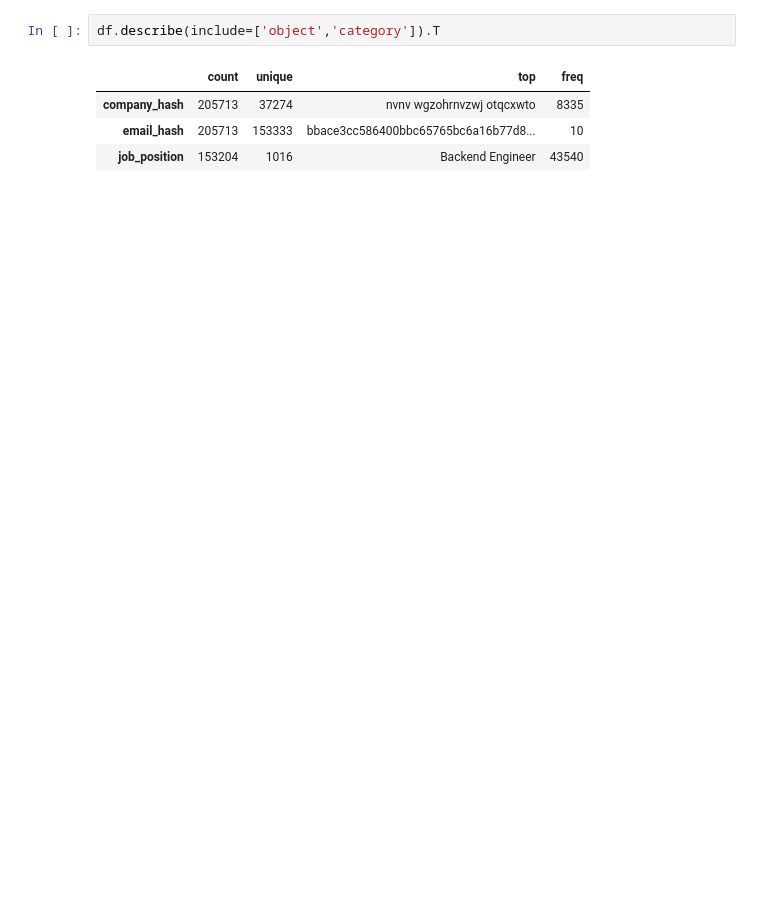
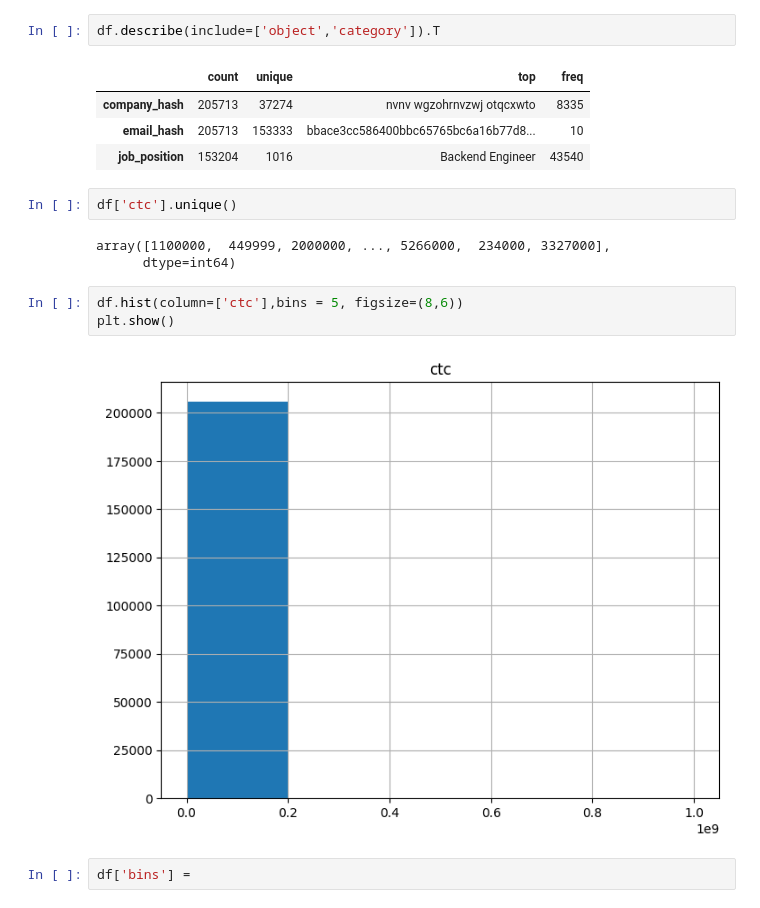
Before and after one commit to Rhy-Shah/Scaler-Clustering-S, a Jupyter notebook: Scaler_Clustering-S.ipynb, the cells around one changed output. Saved outputs shown, nothing was run; the diff lists cells and outputs as text; blank space fills up the shorter version.

```diff
--- a/Scaler_Clustering-S.ipynb
+++ b/Scaler_Clustering-S.ipynb
@@ -185,3 +185,15 @@ df.describe(include=['object','category']).T
 | company_hash | 205713 | 37274 | nvnv wgzohrnvzwj otqcxwto | 8335 |
 | email_hash | 205713 | 153333 | bbace3cc586400bbc65765bc6a16b77d8... | 10 |
 | job_position | 153204 | 1016 | Backend Engineer | 43540 |
+# %%
+df['ctc'].unique()
+# %% [output]
+array([1100000,  449999, 2000000, ..., 5266000,  234000, 3327000],
+      dtype=int64)
+# %%
+df.hist(column=['ctc'],bins = 5, figsize=(8,6))
+plt.show()
+# %% [output]
+[figure, added]
+# %%
+df['bins'] =
```
